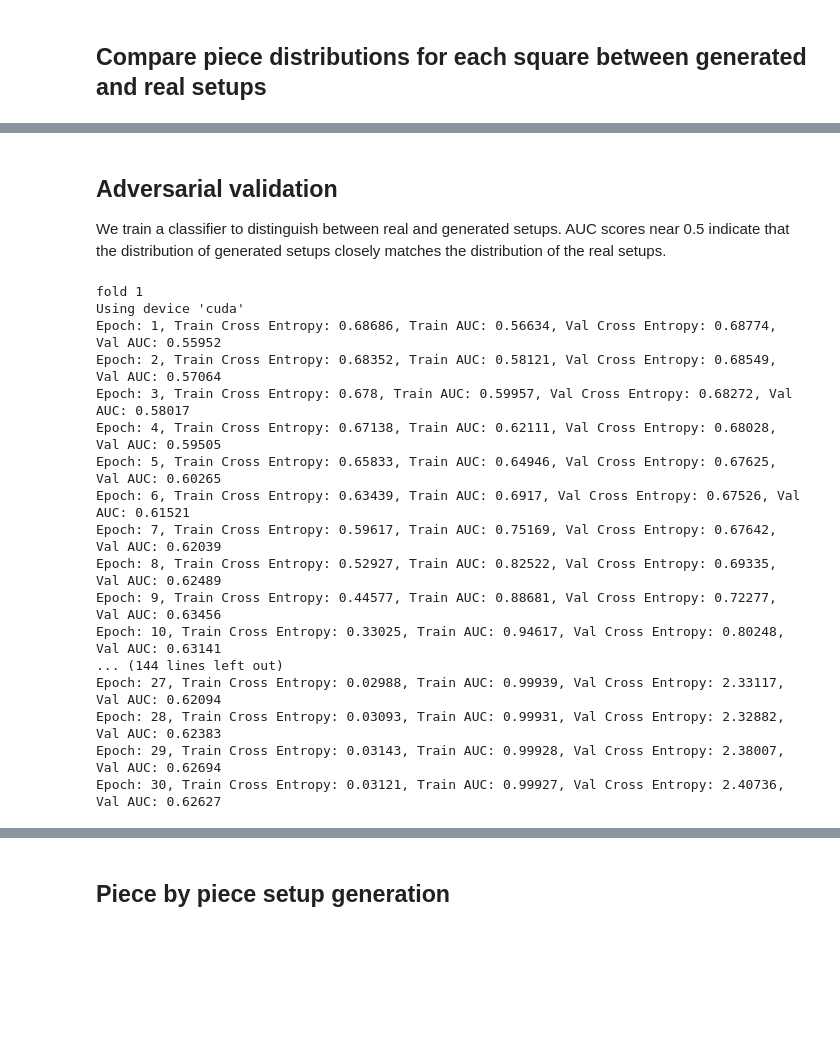
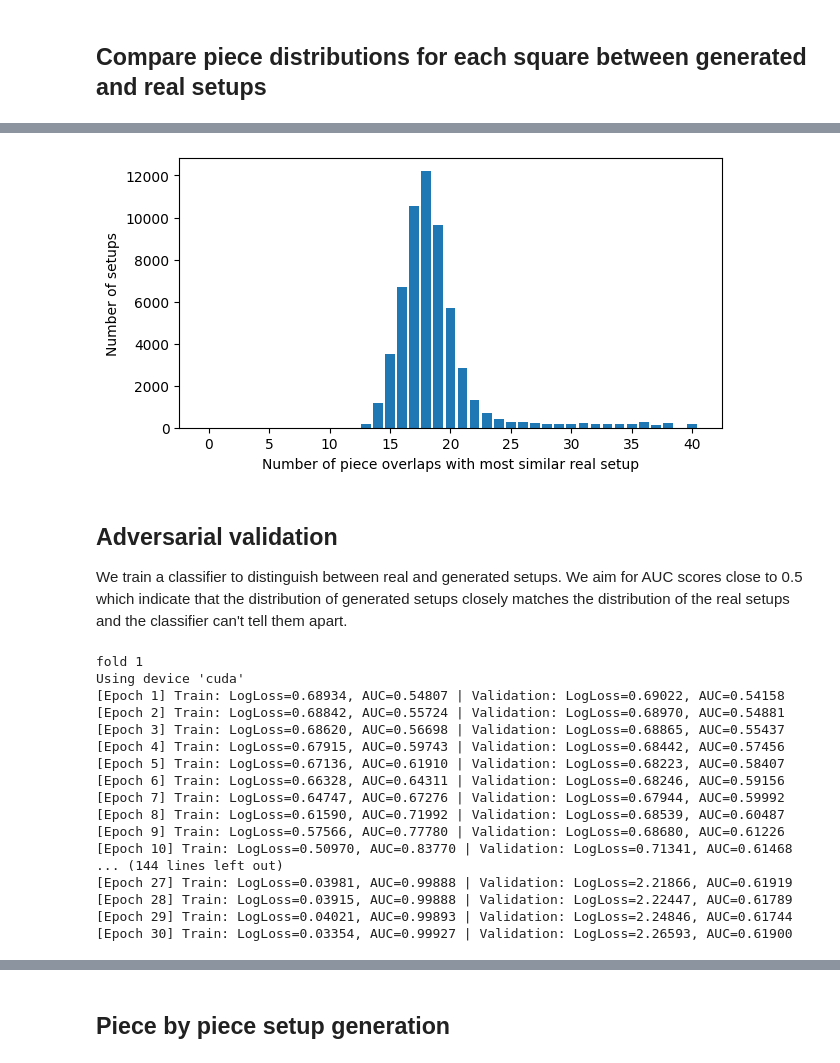
Before and after one commit to angelosmar1/stratego-setup-generator, a Jupyter notebook: notebooks/lstm_evaluation.ipynb, the cells around one changed output, grey strips where cells are left out. Cells and saved outputs as stored; diff of their text form; code cells hidden in the pictures; blank space fills up the shorter version.

```diff
--- a/notebooks/lstm_evaluation.ipynb
+++ b/notebooks/lstm_evaluation.ipynb
@@ -66,14 +93,19 @@ For each generated setup we compute the most similar real setup and the number o
 # %%
-nearest_neighbors, max_overlaps = find_most_overlapping(generated_setups, real_setups)
+most_overlapping, num_overlaps = (
+    find_most_overlapping(generated_setups, real_setups)
+)
 # %%
 plt.figure(figsize=(7, 3.5))
 plt.xlabel("Number of piece overlaps with most similar real setup")
 plt.ylabel("Number of setups")
-plt.bar(range(41), [sum(max_overlaps == n) for n in range(41)])
+plt.bar(range(41), [sum(num_overlaps == n) for n in range(41)])
+plt.show()
+# %% [output]
+[figure, added]
 # %% [markdown]
 ## Adversarial validation
 
-We train a classifier to distinguish between real and generated setups. AUC scores near 0.5 indicate that the distribution of generated setups closely matches the distribution of the real setups.
+We train a classifier to distinguish between real and generated setups. We aim for AUC scores close to 0.5 which indicate that the distribution of generated setups closely matches the distribution of the real setups and the classifier can't tell them apart.
 # %%
 real_setups_df['label'] = 1
 generated_setups_df['label'] = 0
@@ -94,39 +133,60 @@ kfold = StratifiedKFold(n_splits=num_folds, shuffle=True, random_state=SEED)
 # %%
 torch.manual_seed(SEED)
 
-training_history = []
+metrics_history = []
 
-for fold_number, (train_indices, val_indices) in enumerate(kfold.split(X, y)):
 
-    print(f"fold {fold_number + 1}")
+for fold_idx, (train_idx, val_idx) in enumerate(kfold.split(X, y)):
+
+    print(f"fold {fold_idx + 1}")
 
     classifier = LSTMClassifier(**classifier_params)
-    optimizer = torch.optim.Adam(classifier.parameters(), lr=0.001)
+    optimizer = torch.optim.AdamW(classifier.parameters(), lr=learning_rate)
 
-    train_dataloader = DataLoader(Subset(classification_dataset, train_indices), batch_size=batch_size, shuffle=True,
-                                  generator=torch.Generator().manual_seed(SEED))
-    val_dataloader = DataLoader(Subset(classification_dataset, val_indices), batch_size=batch_size, shuffle=False)
+    train_dataloader = DataLoader(
+        Subset(classification_dataset, train_idx),
+        batch_size=batch_size,
+        shuffle=True,
+    )
+    val_dataloader = DataLoader(
+        Subset(classification_dataset, val_idx),
+        batch_size=batch_size,
+        shuffle=False,
+    )
 
-    metrics_per_epoch = train(classifier, train_dataloader, num_epochs, optimizer, criterion,
-                              val_dataloader, eval_metrics=[("Cross Entropy", binary_log_loss_from_logits), ("AUC", roc_auc_score)], )
+    metrics_per_epoch = train(
+        classifier,
+        train_dataloader,
+        num_epochs,
+        optimizer,
+        criterion,
+        val_dataloaders=[
+            ("Train", train_dataloader),
+            ("Validation", val_dataloader)
+        ],
+        val_metrics=[
+            ("LogLoss", binary_log_loss_from_logits),
+            ("AUC", roc_auc_score)
+        ],
+    )
 
-    training_history.append(metrics_per_epoch)
+    metrics_history.append(metrics_per_epoch)
 # %% [output]
 fold 1
 Using device 'cuda'
-Epoch: 1, Train Cross Entropy: 0.68686, Train AUC: 0.56634, Val Cross Entropy: 0.68774, Val AUC: 0.55952
-Epoch: 2, Train Cross Entropy: 0.68352, Train AUC: 0.58121, Val Cross Entropy: 0.68549, Val AUC: 0.57064
-Epoch: 3, Train Cross Entropy: 0.678, Train AUC: 0.59957, Val Cross Entropy: 0.68272, Val AUC: 0.58017
-Epoch: 4, Train Cross Entropy: 0.67138, Train AUC: 0.62111, Val Cross Entropy: 0.68028, Val AUC: 0.59505
-Epoch: 5, Train Cross Entropy: 0.65833, Train AUC: 0.64946, Val Cross Entropy: 0.67625, Val AUC: 0.60265
-Epoch: 6, Train Cross Entropy: 0.63439, Train AUC: 0.6917, Val Cross Entropy: 0.67526, Val AUC: 0.61521
-Epoch: 7, Train Cross Entropy: 0.59617, Train AUC: 0.75169, Val Cross Entropy: 0.67642, Val AUC: 0.62039
-Epoch: 8, Train Cross Entropy: 0.52927, Train AUC: 0.82522, Val Cross Entropy: 0.69335, Val AUC: 0.62489
-Epoch: 9, Train Cross Entropy: 0.44577, Train AUC: 0.88681, Val Cross Entropy: 0.72277, Val AUC: 0.63456
-Epoch: 10, Train Cross Entropy: 0.33025, Train AUC: 0.94617, Val Cross Entropy: 0.80248, Val AUC: 0.63141
+[Epoch 1] Train: LogLoss=0.68934, AUC=0.54807 | Validation: LogLoss=0.69022, AUC=0.54158
+[Epoch 2] Train: LogLoss=0.68842, AUC=0.55724 | Validation: LogLoss=0.68970, AUC=0.54881
+[Epoch 3] Train: LogLoss=0.68620, AUC=0.56698 | Validation: LogLoss=0.68865, AUC=0.55437
+[Epoch 4] Train: LogLoss=0.67915, AUC=0.59743 | Validation: LogLoss=0.68442, AUC=0.57456
+[Epoch 5] Train: LogLoss=0.67136, AUC=0.61910 | Validation: LogLoss=0.68223, AUC=0.58407
+[Epoch 6] Train: LogLoss=0.66328, AUC=0.64311 | Validation: LogLoss=0.68246, AUC=0.59156
+[Epoch 7] Train: LogLoss=0.64747, AUC=0.67276 | Validation: LogLoss=0.67944, AUC=0.59992
+[Epoch 8] Train: LogLoss=0.61590, AUC=0.71992 | Validation: LogLoss=0.68539, AUC=0.60487
+[Epoch 9] Train: LogLoss=0.57566, AUC=0.77780 | Validation: LogLoss=0.68680, AUC=0.61226
+[Epoch 10] Train: LogLoss=0.50970, AUC=0.83770 | Validation: LogLoss=0.71341, AUC=0.61468
 ... (144 lines left out)
-Epoch: 27, Train Cross Entropy: 0.02988, Train AUC: 0.99939, Val Cross Entropy: 2.33117, Val AUC: 0.62094
-Epoch: 28, Train Cross Entropy: 0.03093, Train AUC: 0.99931, Val Cross Entropy: 2.32882, Val AUC: 0.62383
-Epoch: 29, Train Cross Entropy: 0.03143, Train AUC: 0.99928, Val Cross Entropy: 2.38007, Val AUC: 0.62694
-Epoch: 30, Train Cross Entropy: 0.03121, Train AUC: 0.99927, Val Cross Entropy: 2.40736, Val AUC: 0.62627
+[Epoch 27] Train: LogLoss=0.03981, AUC=0.99888 | Validation: LogLoss=2.21866, AUC=0.61919
+[Epoch 28] Train: LogLoss=0.03915, AUC=0.99888 | Validation: LogLoss=2.22447, AUC=0.61789
+[Epoch 29] Train: LogLoss=0.04021, AUC=0.99893 | Validation: LogLoss=2.24846, AUC=0.61744
+[Epoch 30] Train: LogLoss=0.03354, AUC=0.99927 | Validation: LogLoss=2.26593, AUC=0.61900
 # %%
```
Also changed, not shown: parts of 18 cells of this notebook, 8 other files.
